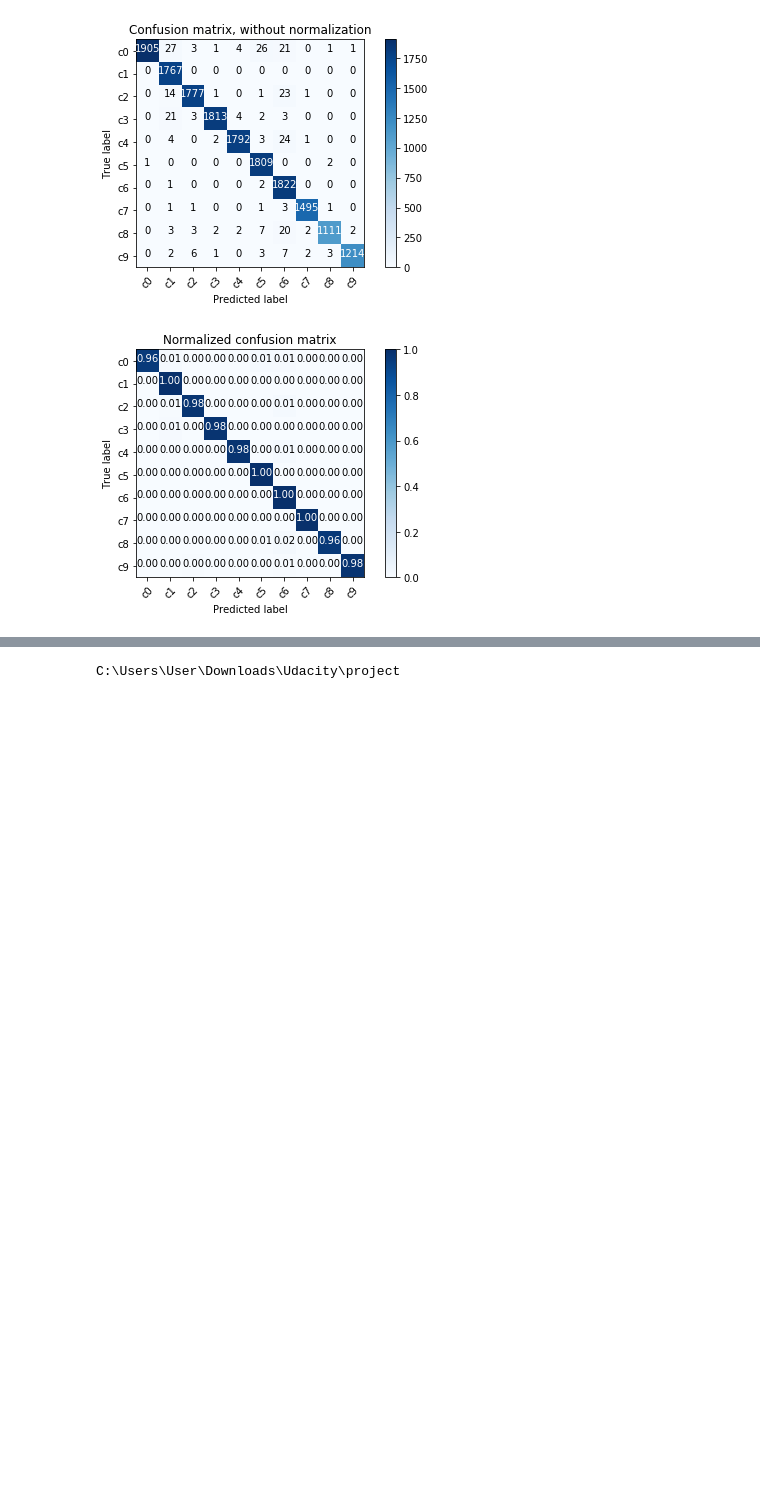
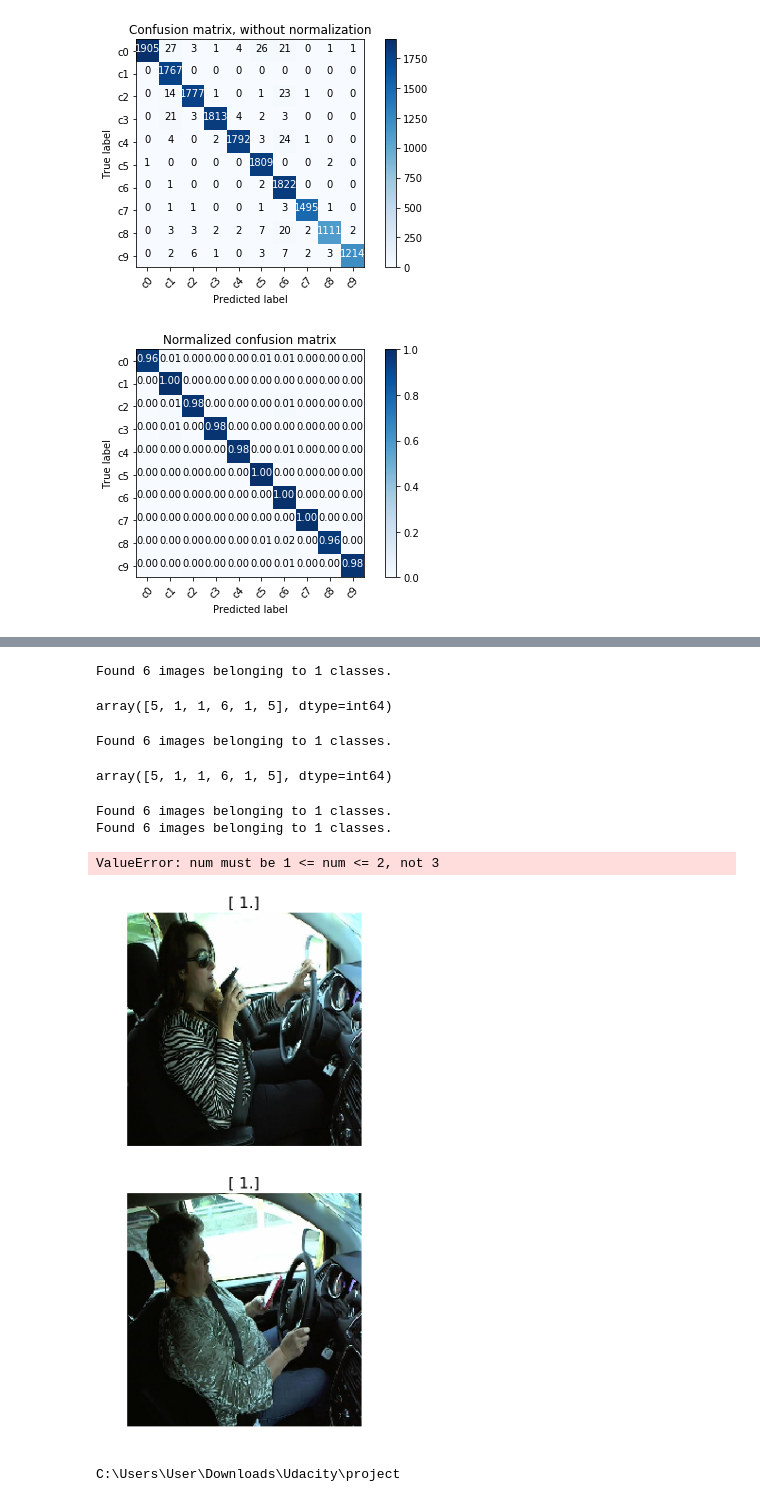
Before and after one commit to aattaran/Machine-Learning-with-Python, a Jupyter notebook: project1/Distracted_Driver_Detection_Classification2.ipynb, the cells around one changed output, grey strips where cells are left out. Saved outputs shown, nothing was run; the diff lists cells and outputs as text; code cells hidden in the pictures; blank space fills up the shorter version.

```diff
--- a/project1/Distracted_Driver_Detection_Classification2.ipynb
+++ b/project1/Distracted_Driver_Detection_Classification2.ipynb
@@ -548,0 +502,8 @@ Normalized confusion matrix
+# %%
+batches = get_data('test', batch_size=1)
+predictions_test = Linear_model.predict(batches)
+predictions_test = np.argmax(predictions_test, axis=-1)
+predictions_test
+# %% [output]
+Found 6 images belonging to 1 classes.
+array([5, 1, 1, 6, 1, 5], dtype=int64)
@@ -549,3 +520,50 @@ Normalized confusion matrix
+# %%
+activity = driver_activity("test")
+activity
+# %% [output]
+Found 6 images belonging to 1 classes.
+array([5, 1, 1, 6, 1, 5], dtype=int64)
+# %%
+batches = get_batches("test", batch_size=2)
+imgs,labels = next(batches)
+plots(imgs, titles=labels, figsize=(20,10), rows =2)
+# %%
+def driver_activity_detector(img_path, batch_size=2):
+
+    activity = driver_activity(img_path)
+    # Display the image
+    batches = get_batches(img_path, batch_size=batch_size)
+    imgs,labels = next(batches)
+    plots(imgs, titles=labels, figsize=(20,10), rows =2)
+
+     # Detect what the driver is doing
+    if activity==0:
+        print("driver is driving safely")
+    elif activity==1:
+        print("driver is texting - right")
+    elif activity==2:
+        print("driver is talking on the phone - right")
+    elif activity==3:
+        print("driver is texting - left")
+    elif activity==4:
+        print("driver is talking on the phone - left")
+    elif activity==5:
+        print("driver is operating the radio")
+    elif activity==6:
+        print("driver is drinking")
+    elif activity==7:
+        print("driver is reaching behind")
+    elif activity==8:
+        print("driver is hair and makeup")
+    elif activity==9:
+        print("driver is talking to passenger")
+# %%
+driver_activity_detector("test",batch_size=3)
+# %% [output]
+Found 6 images belonging to 1 classes.
+Found 6 images belonging to 1 classes.
+ValueError: num must be 1 <= num <= 2, not 3
+[figure, added]
 # %%
 %pwd
 %cd ..
```
Also changed, not shown: parts of 15 cells of this notebook.
